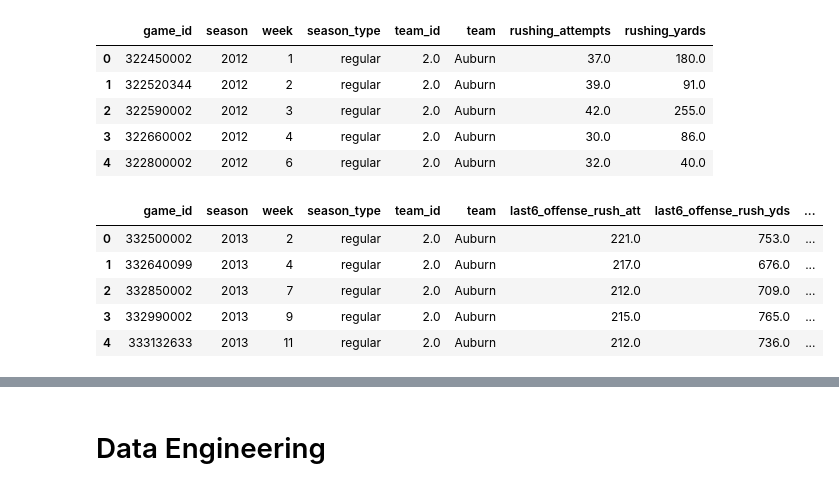
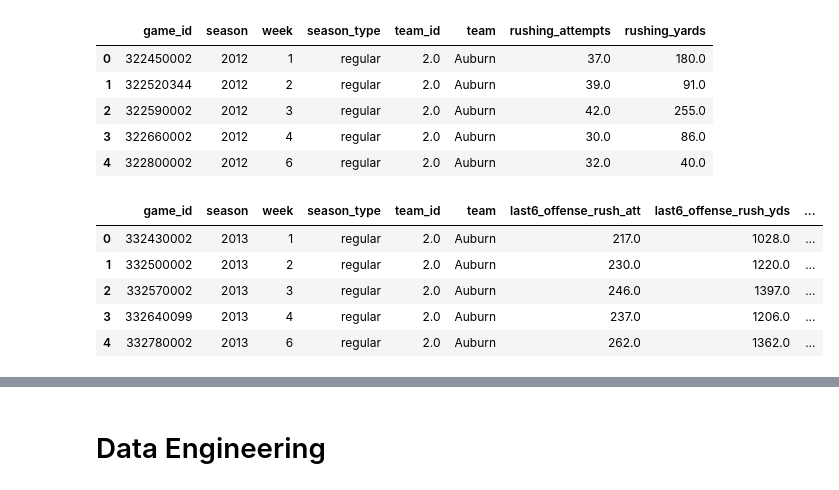
Before and after one commit to lneuendorf/cfb-win-probability, a Jupyter notebook: notebooks/rush_yards.ipynb, the cells around one changed output, grey strips where cells are left out. Saved outputs shown, nothing was run; the diff lists cells and outputs as text; code cells hidden in the pictures.

```diff
--- a/notebooks/rush_yards.ipynb
+++ b/notebooks/rush_yards.ipynb
@@ -533,6 +527,11 @@ advanced_stat_cols = [
     'defense_second_level_yards',
     'defense_open_field_yards'
 ]
+
+# create the "index" column to join back to later
+if 'index' in team_stats.columns:
+    team_stats.drop(columns=['index'], inplace=True)
+team_stats.reset_index(drop=False, inplace=True)
 
 team_stats_joined = (
     team_stats
@@ -558,11 +557,6 @@ team_stats_joined = (
     )
     .query('team_id != opponent_team_id')
     .drop(columns=['opponent_team_id'])
-    .sort_values(
-        by=['team_id', 'season', 'season_type', 'week'],
-        ignore_index=False,
-        ascending=[True, True, False, True]
-    )
     .dropna(subset=[
         'offense_rushing_attempts', 'offense_rushing_yards',
         'defense_rushing_attempts', 'defense_rushing_yards',
@@ -576,6 +570,11 @@ team_stats_joined = (
         'defense_line_yards', 'defense_second_level_yards',
         'defense_open_field_yards'
     ])
+    .sort_values(
+        by=['team_id', 'season', 'season_type', 'week'],
+        ignore_index=True,
+        ascending=[True, True, False, True]
+    )
 )
 
 rolling_stats_last6 = (
@@ -599,62 +598,66 @@ rolling_stats_last6 = (
 )
 
 rolling_stats_last6 = (
-    team_stats[['game_id', 'season', 'week', 'season_type', 'team_id', 'team']]
+    team_stats[['index','game_id', 'season', 'week', 'season_type', 'team_id', 'team']]
     .merge(
-        rolling_stats_last6.rename(columns={
-            'offense_rushing_attempts': 'last6_offense_rush_att',
-            'offense_rushing_yards': 'last6_offense_rush_yds',
-            'defense_rushing_attempts': 'last6_defense_rush_att',
-            'defense_rushing_yards': 'last6_defense_rush_yds',
-            'offense_rushing_plays_ppa': 'last6_offense_rushing_plays_ppa',
-            'offense_rushing_plays_success_rate': 'last6_offense_rushing_plays_success_rate',
-            'offense_rushing_plays_explosiveness': 'last6_offense_rushing_plays_explosiveness',
-            'offense_stuff_rate': 'last6_offense_stuff_rate',
-            'offense_line_yards': 'last6_offense_line_yards',
-            'offense_second_level_yards': 'last6_offense_second_level_yards',
-            'offense_open_field_yards': 'last6_offense_open_field_yards',
-            'defense_rushing_plays_ppa': 'last6_defense_rushing_plays_ppa',
-            'defense_rushing_plays_success_rate': 'last6_defense_rushing_plays_success_rate',
-            'defense_rushing_plays_explosiveness': 'last6_defense_rushing_plays_explosiveness',
-            'defense_stuff_rate': 'last6_defense_stuff_rate',
-            'defense_line_yards': 'last6_defense_line_yards',
-            'defense_second_level_yards': 'last6_defense_second_level_yards',
-            'defense_open_field_yards': 'last6_defense_open_field_yards'
-        }),
-        left_index=True,
-        right_index=True,
+        pd.concat([
+            team_stats_joined[['index']],
+            rolling_stats_last6
+                .rename(columns={
+                    'offense_rushing_attempts': 'last6_offense_rush_att',
+                    'offense_rushing_yards': 'last6_offense_rush_yds',
+                    'defense_rushing_attempts': 'last6_defense_rush_att',
+                    'defense_rushing_yards': 'last6_defense_rush_yds',
+                    'offense_rushing_plays_ppa': 'last6_offense_rushing_plays_ppa',
+                    'offense_rushing_plays_success_rate': 'last6_offense_rushing_plays_success_rate',
+                    'offense_rushing_plays_explosiveness': 'last6_offense_rushing_plays_explosiveness',
+                    'offense_stuff_rate': 'last6_offense_stuff_rate',
+                    'offense_line_yards': 'last6_offense_line_yards',
+                    'offense_second_level_yards': 'last6_offense_second_level_yards',
+                    'offense_open_field_yards': 'last6_offense_open_field_yards',
+                    'defense_rushing_plays_ppa': 'last6_defense_rushing_plays_ppa',
+                    'defense_rushing_plays_success_rate': 'last6_defense_rushing_plays_success_rate',
+                    'defense_rushing_plays_explosiveness': 'last6_defense_rushing_plays_explosiveness',
+                    'defense_stuff_rate': 'last6_defense_stuff_rate',
+                    'defense_line_yards': 'last6_defense_line_yards',
+                    'defense_second_level_yards': 'last6_defense_second_level_yards',
+                    'defense_open_field_yards': 'last6_defense_open_field_yards'
+                })
+        ], axis=1),
+        on='index',
         how='left'
     )
+    .drop(columns=['index'])
     .dropna(subset=['last6_offense_rush_att'])
     .query('season >= 2013')
     .reset_index(drop=True)
     .assign(
         last6_offense_yards_per_rush=lambda x: round(x.last6_offense_rush_yds / x.last6_offense_rush_att, 1),
         last6_offense_rushing_plays_ppa=lambda x: round(x.last6_offense_rushing_plays_ppa / 6, 3),
         last6_offense_rushing_plays_success_rate=lambda x: round(x.last6_offense_rushing_plays_success_rate / 6, 3),
         last6_offense_rushing_plays_explosiveness=lambda x: round(x.last6_offense_rushing_plays_explosiveness / 6, 3),
         last6_offense_stuff_rate=lambda x: round(x.last6_offense_stuff_rate / 6, 3),
         last6_offense_line_yards=lambda x: round(x.last6_offense_line_yards / 6, 3),
         last6_offense_second_level_yards=lambda x: round(x.last6_offense_second_level_yards / 6, 3),
         last6_offense_open_field_yards=lambda x: round(x.last6_offense_open_field_yards / 6, 3),
         last6_defense_yards_per_rush=lambda x: round(x.last6_defense_rush_yds / x.last6_defense_rush_att, 1),
         last6_defense_rushing_plays_ppa=lambda x: round(x.last6_defense_rushing_plays_ppa / 6, 3),
         last6_defense_rushing_plays_success_rate=lambda x: round(x.last6_defense_rushing_plays_success_rate / 6, 3),
         last6_defense_rushing_plays_explosiveness=lambda x: round(x.last6_defense_rushing_plays_explosiveness / 6, 3),
         last6_defense_stuff_rate=lambda x: round(x.last6_defense_stuff_rate / 6, 3),
         last6_defense_line_yards=lambda x: round(x.last6_defense_line_yards / 6, 3),
         last6_defense_second_level_yards=lambda x: round(x.last6_defense_second_level_yards / 6, 3),
         last6_defense_open_field_yards=lambda x: round(x.last6_defense_open_field_yards / 6, 3)
     )
 )
 
 del team_stats_joined
 
 rolling_stats_last6.head()
 # %% [output]
 |  | game_id | season | week | season_type | team_id | team | last6_offense_rush_att | last6_offense_rush_yds | ... |
-| 0 | 332500002 | 2013 | 2 | regular | 2.0 | Auburn | 221.0 | 753.0 | ... |
-| 1 | 332640099 | 2013 | 4 | regular | 2.0 | Auburn | 217.0 | 676.0 | ... |
-| 2 | 332850002 | 2013 | 7 | regular | 2.0 | Auburn | 212.0 | 709.0 | ... |
-| 3 | 332990002 | 2013 | 9 | regular | 2.0 | Auburn | 215.0 | 765.0 | ... |
-| 4 | 333132633 | 2013 | 11 | regular | 2.0 | Auburn | 212.0 | 736.0 | ... |
+| 0 | 332430002 | 2013 | 1 | regular | 2.0 | Auburn | 217.0 | 1028.0 | ... |
+| 1 | 332500002 | 2013 | 2 | regular | 2.0 | Auburn | 230.0 | 1220.0 | ... |
+| 2 | 332570002 | 2013 | 3 | regular | 2.0 | Auburn | 246.0 | 1397.0 | ... |
+| 3 | 332640099 | 2013 | 4 | regular | 2.0 | Auburn | 237.0 | 1206.0 | ... |
+| 4 | 332780002 | 2013 | 6 | regular | 2.0 | Auburn | 262.0 | 1362.0 | ... |
```
Also changed, not shown: parts of 22 cells of this notebook, 3 other files.
